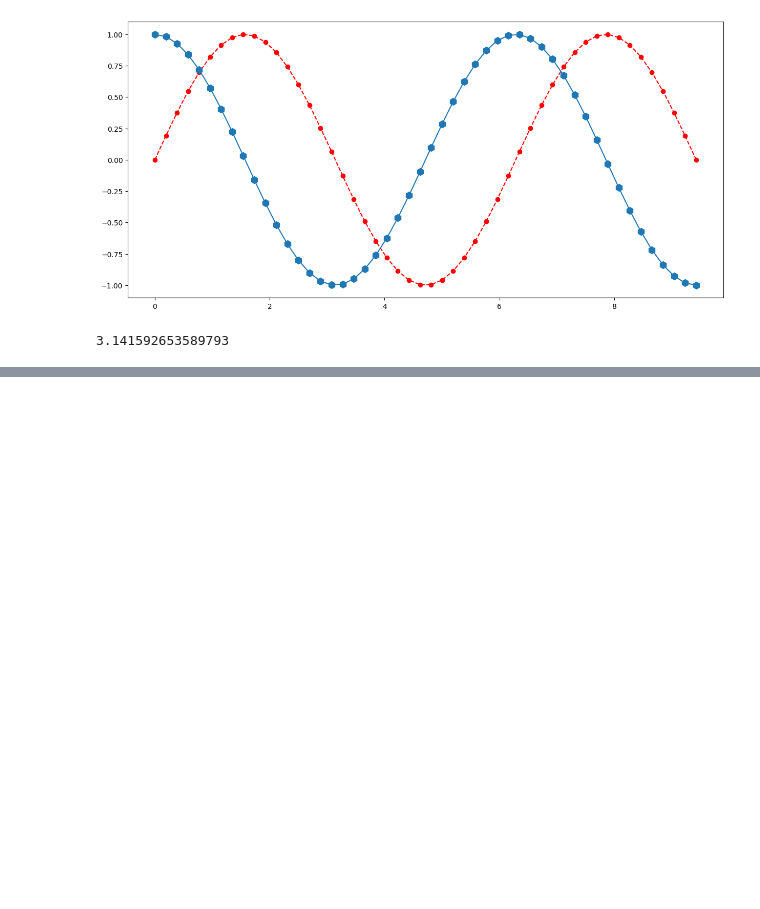
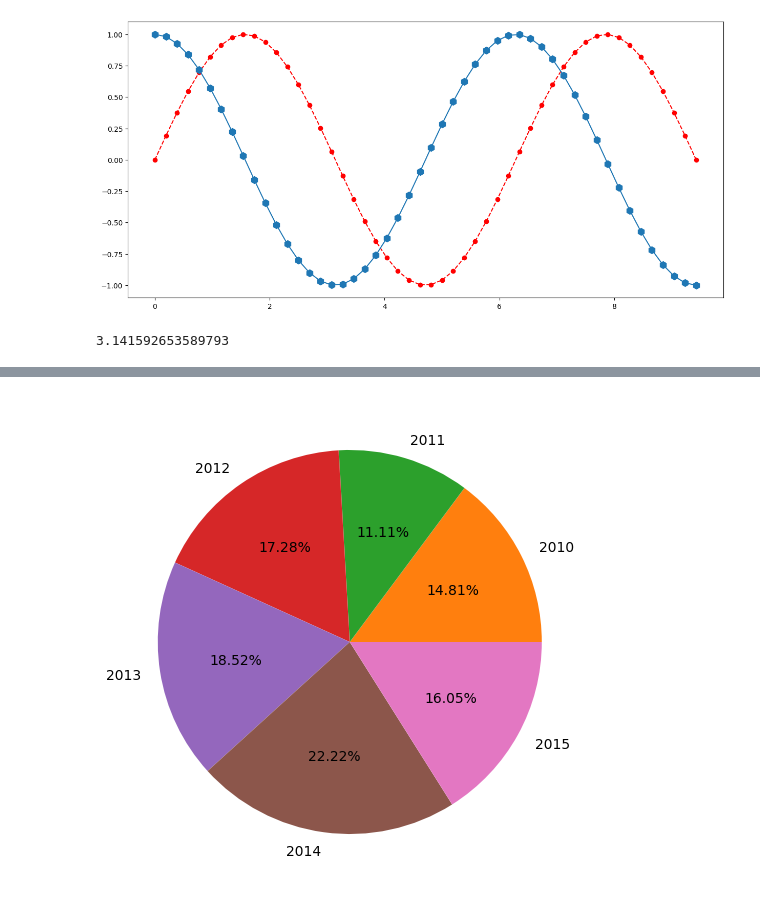
Before and after one commit to iamaanraza/pythonDS, a Jupyter notebook: dataanalysis/visualization.ipynb, the cells around one changed output, grey strips where cells are left out. Drawn from its saved outputs; the diff is of its cells as text; code cells hidden in the pictures; blank space fills up the shorter version.

```diff
--- a/dataanalysis/visualization.ipynb
+++ b/dataanalysis/visualization.ipynb
@@ -27,0 +39,8 @@ ValueError: 'h,markersize=10' is not a valid format string (two marker symbols)
+# %%
+fig = plt.figure(figsize=(8,6))
+ax1 = fig.add_axes([0,0,.8,.8])
+ax1.bar(years, prices) # for graph
+ax1.pie(prices, labels = years, autopct='%.2f%%') # for pie
+plt.show() # remove extra info.
+# %% [output]
+[figure, added]
```
Also changed, not shown: parts of 4 cells of this notebook.
